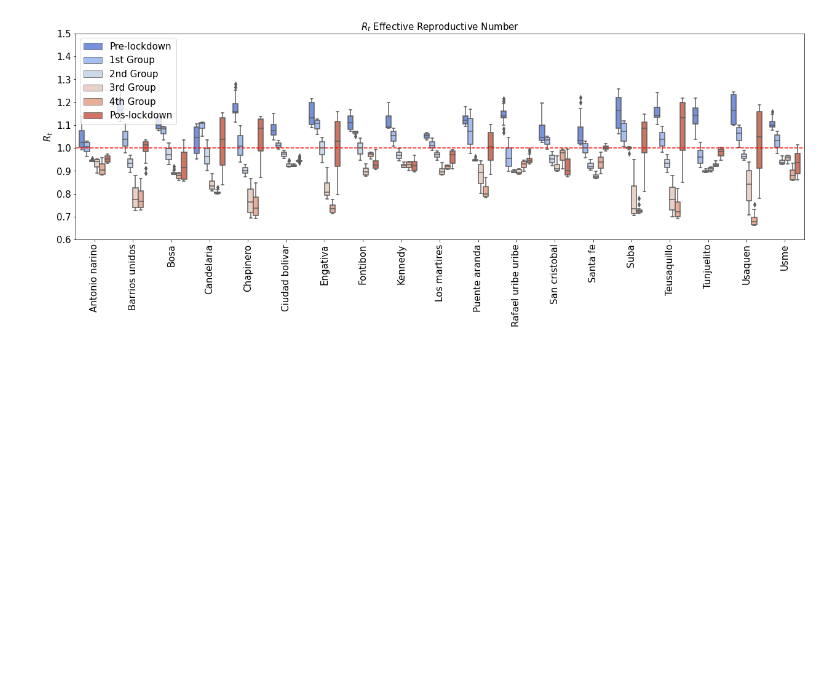
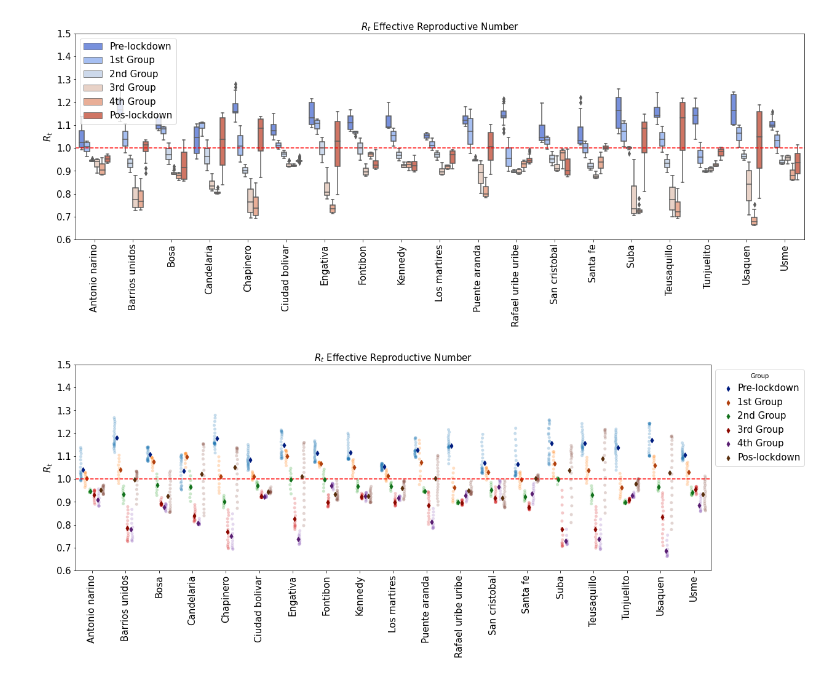
Before and after one commit to ChaosDonkey06/bogota_covid19_lockdowns, a Jupyter notebook: rt_percentual_change.ipynb, the cells around one changed output. Saved outputs shown, nothing was run; the diff lists cells and outputs as text; code cells hidden in the pictures; blank space fills up the shorter version.

Commit message:
adding pair-strip plot

```diff
--- a/rt_percentual_change.ipynb
+++ b/rt_percentual_change.ipynb
@@ -282,17 +268,29 @@ See the caveats in the documentation: https://pandas.pydata.org/pandas-docs/stab
 # %%
 fig, ax = plt.subplots(1,1,figsize=(17.5, 7.2))
 
 
 # Show each observation with a scatterplot
 sns.stripplot(ax=ax, data=box_plot_rt_df, x="location_id", y="R", hue="group",
             dodge=True, alpha=.25, zorder=1)
 
 # Show the conditional means
 sns.pointplot(ax=ax, data=box_plot_rt_df, x="location_id", y="R", hue="group",
             dodge=.532, join=False, palette="dark", markers="d", scale=.75, ci=None)
 
 # Improve the legend
 handles, labels = ax.get_legend_handles_labels()
-ax.legend(handles[3:], labels[3:], title="species",
+ax.legend(handles[6:], labels[6:], title="Group",
           handletextpad=0, columnspacing=1,
-          loc="lower right", ncol=3, frameon=True)
+          ncol=1, frameon=True, fontsize=15, bbox_to_anchor=(1,1), loc="upper left")
+
+ax.set_title(r'$R_t$ Effective Reproductive Number', fontsize=15)
+ax.axhline(y=1, color='red', linestyle='--')
+ax.tick_params(axis='both', labelsize=15)
+ax.set_ylabel(r'$R_t$', fontsize=15)
+ax.tick_params(axis='x', labelrotation=90)
+ax.set_ylim([0.6, 1.5])
+ax.set_xlabel(None)
+plt.tight_layout()
+fig.savefig(os.path.join(results_dir, 'rt_localities', 'rt_all_stripplot.png'), dpi=300,  bbox_inches='tight', transparent=False)
+# %% [output]
+[figure, added]
```
Also changed, not shown: parts of 4 cells of this notebook.
